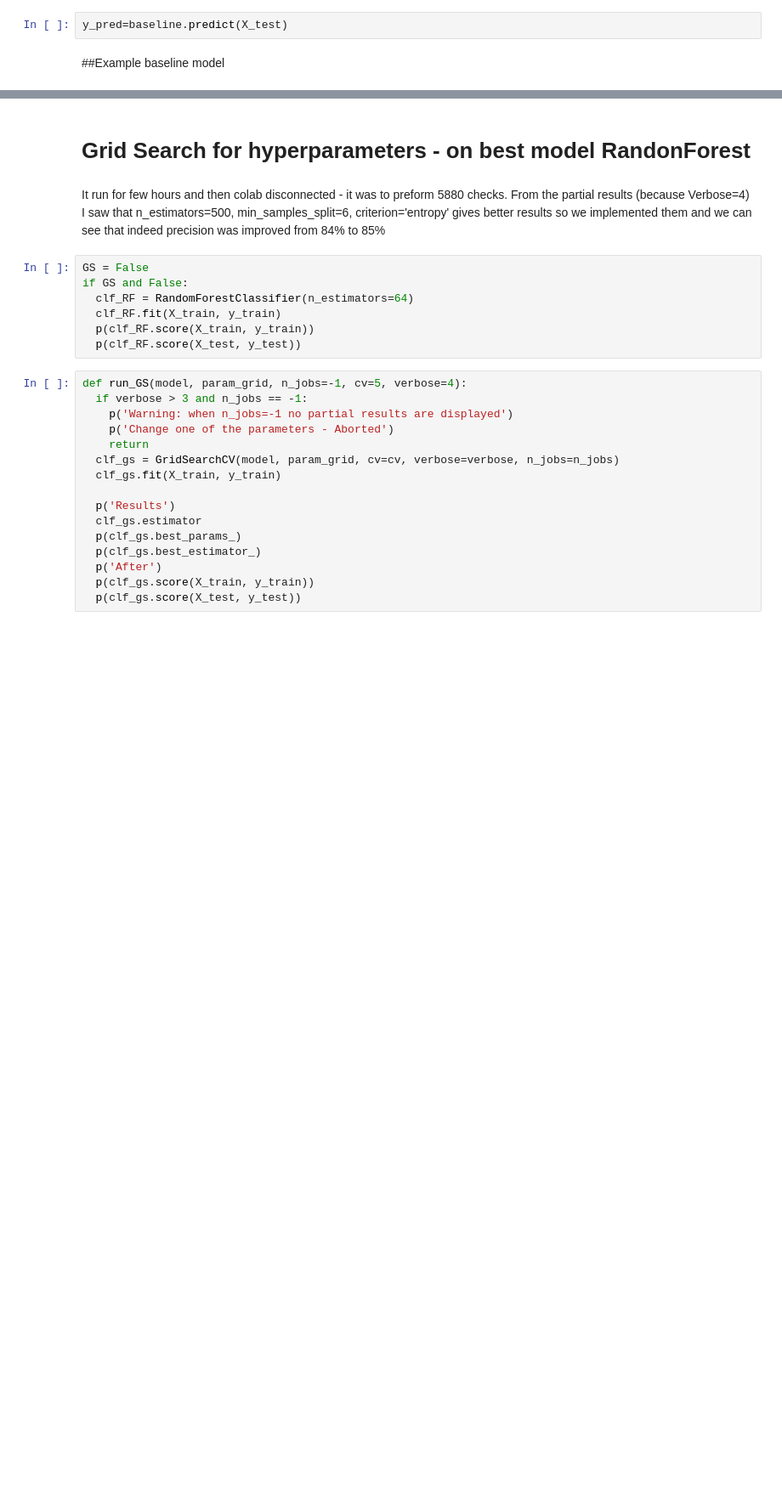
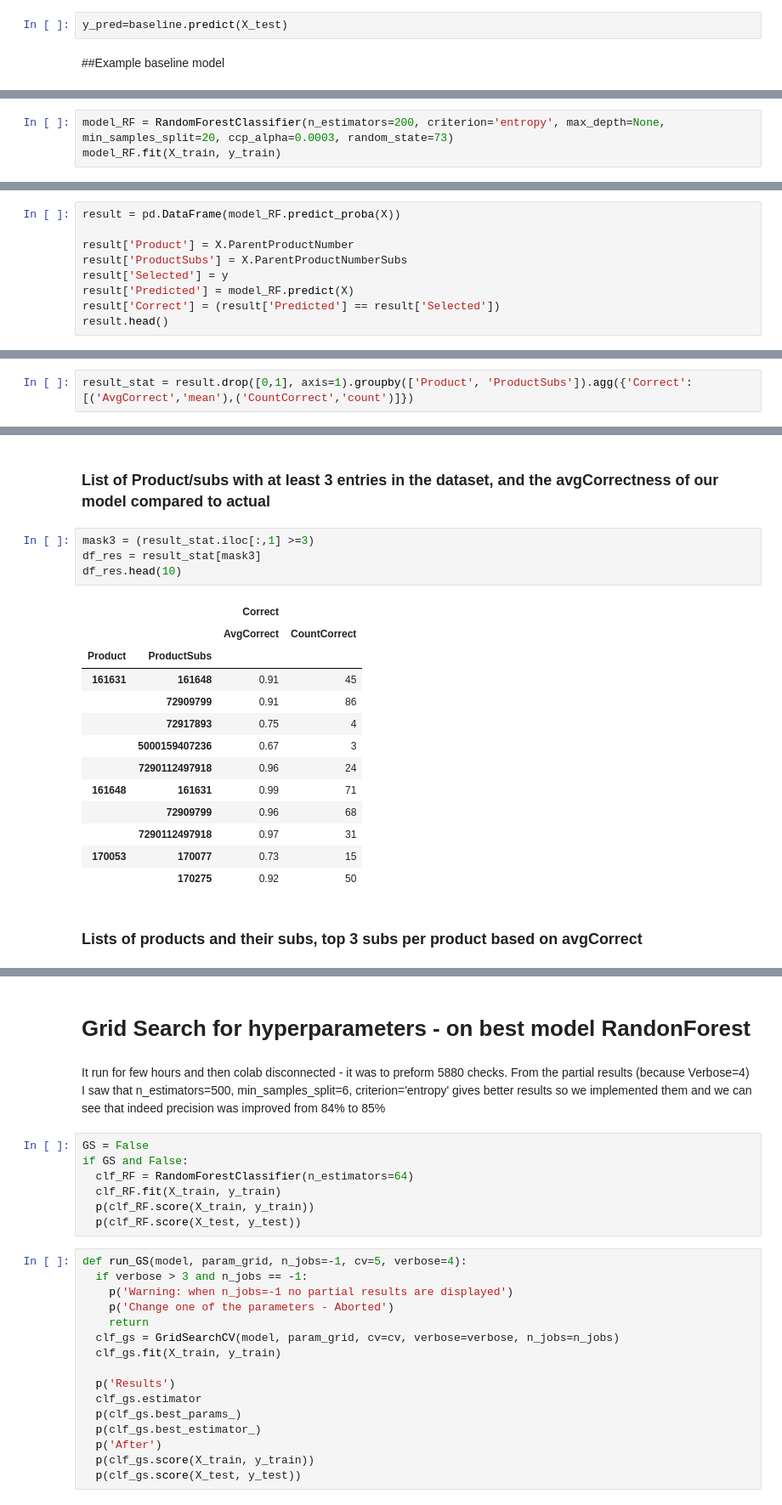
Before and after one commit to DanielKorenDataScience/ClassificationProject, a Jupyter notebook: Classification_Shufersal_Presentation.ipynb, the cells around one changed output, grey strips where cells are left out. Shown: that part at 85% size. Drawn from its saved outputs; the diff is of its cells as text; blank space fills up the shorter version.

```diff
--- a/Classification_Shufersal_Presentation.ipynb
+++ b/Classification_Shufersal_Presentation.ipynb
@@ -632,0 +685,3 @@ process_model(BaselineModel(df.CorrelateItemStatusCode.unique()))
+# %%
+model_RF = RandomForestClassifier(n_estimators=200, criterion='entropy', max_depth=None, min_samples_split=20, ccp_alpha=0.0003, random_state=73)
+model_RF.fit(X_train, y_train)
@@ -632,0 +697,9 @@ process_model(BaselineModel(df.CorrelateItemStatusCode.unique()))
+# %%
+result = pd.DataFrame(model_RF.predict_proba(X))
+
+result['Product'] = X.ParentProductNumber
+result['ProductSubs'] = X.ParentProductNumberSubs
+result['Selected'] = y
+result['Predicted'] = model_RF.predict(X)
+result['Correct'] = (result['Predicted'] == result['Selected'])
+result.head()
@@ -632,0 +713,2 @@ process_model(BaselineModel(df.CorrelateItemStatusCode.unique()))
+# %%
+result_stat = result.drop([0,1], axis=1).groupby(['Product', 'ProductSubs']).agg({'Correct': [('AvgCorrect','mean'),('CountCorrect','count')]})
@@ -632,0 +726,22 @@ process_model(BaselineModel(df.CorrelateItemStatusCode.unique()))
+# %% [markdown]
+### List of Product/subs with at least 3 entries in the dataset, and the avgCorrectness of our model compared to actual
+# %%
+mask3 = (result_stat.iloc[:,1] >=3)
+df_res = result_stat[mask3]
+df_res.head(10)
+# %% [output]
+|  |  | Correct |  |
+|  |  | AvgCorrect | CountCorrect |
+| Product | ProductSubs |  |  |
+| 161631 | 161648 | 0.91 | 45 |
+|  | 72909799 | 0.91 | 86 |
+|  | 72917893 | 0.75 | 4 |
+|  | 5000159407236 | 0.67 | 3 |
+|  | 7290112497918 | 0.96 | 24 |
+| 161648 | 161631 | 0.99 | 71 |
+|  | 72909799 | 0.96 | 68 |
+|  | 7290112497918 | 0.97 | 31 |
+| 170053 | 170077 | 0.73 | 15 |
+|  | 170275 | 0.92 | 50 |
+# %% [markdown]
+### Lists of products and their subs, top 3 subs per product based on avgCorrect
```
Also changed, not shown: parts of 34 cells of this notebook.
